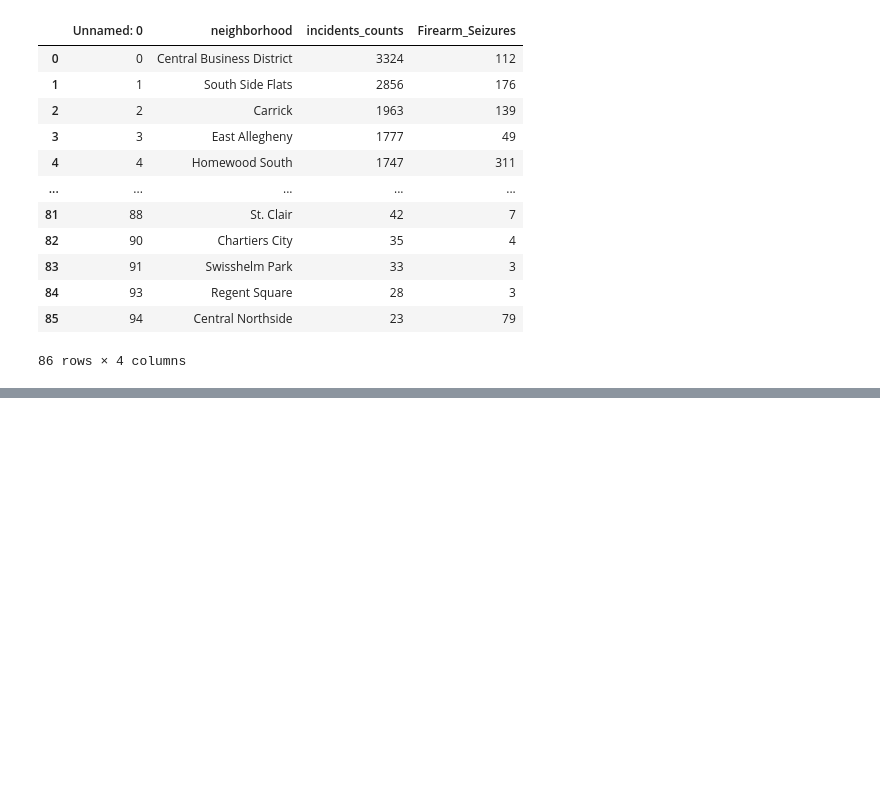
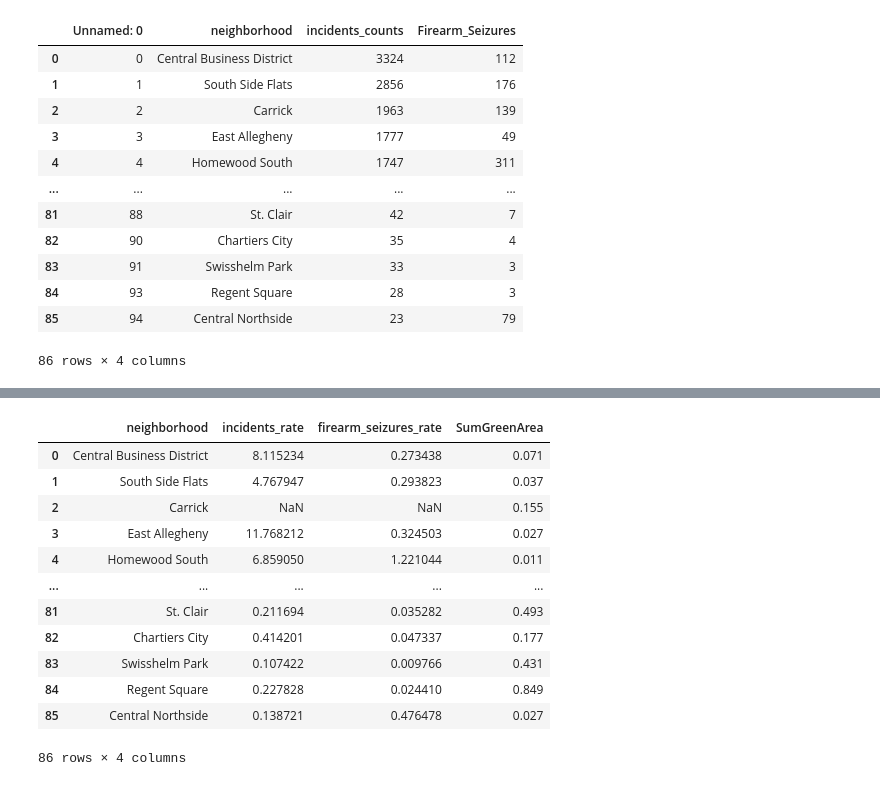
Before and after one commit to TingluR/CMPINF001-Final-Project, a Jupyter notebook: final_metric.ipynb, the cells around one changed output, grey strips where cells are left out. Saved outputs shown, nothing was run; the diff lists cells and outputs as text; code cells hidden in the pictures; blank space fills up the shorter version.

```diff
--- a/final_metric.ipynb
+++ b/final_metric.ipynb
@@ -94,0 +132,17 @@ final_df
+# %%
+final_df = final_df[['neighborhood', 'incidents_rate','firearm_seizures_rate', 'SumGreenArea']].copy()
+final_df
+# %% [output]
+|  | neighborhood | incidents_rate | firearm_seizures_rate | SumGreenArea |
+| 0 | Central Business District | 8.115234 | 0.273438 | 0.071 |
+| 1 | South Side Flats | 4.767947 | 0.293823 | 0.037 |
+| 2 | Carrick | NaN | NaN | 0.155 |
+| 3 | East Allegheny | 11.768212 | 0.324503 | 0.027 |
+| 4 | Homewood South | 6.859050 | 1.221044 | 0.011 |
+| ... | ... | ... | ... | ... |
+| 81 | St. Clair | 0.211694 | 0.035282 | 0.493 |
+| 82 | Chartiers City | 0.414201 | 0.047337 | 0.177 |
+| 83 | Swisshelm Park | 0.107422 | 0.009766 | 0.431 |
+| 84 | Regent Square | 0.227828 | 0.024410 | 0.849 |
+| 85 | Central Northside | 0.138721 | 0.476478 | 0.027 |
+86 rows × 4 columns
```
Also changed, not shown: parts of 4 cells of this notebook.
